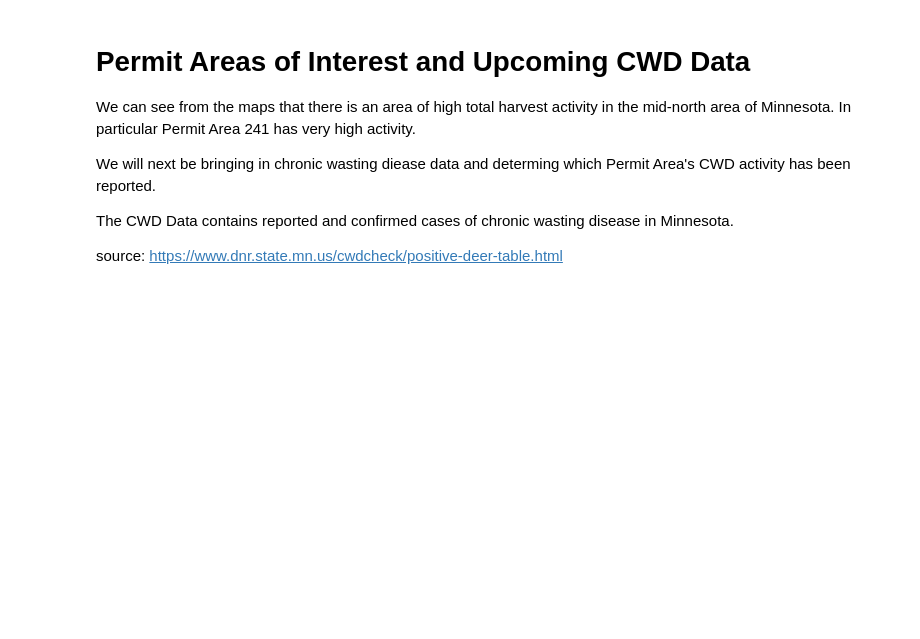
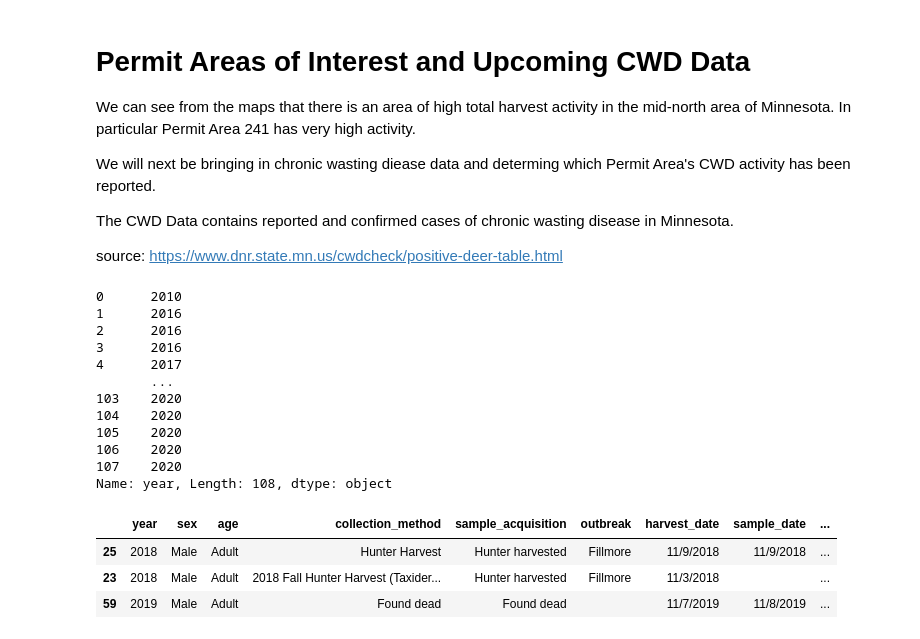
Before and after one commit to once-aday/mn-deer-harvest, a Jupyter notebook: notebooks/Deer Harvest - Total Harvest Review and Associations with CWD.ipynb, the cells around one changed output. Saved outputs shown, nothing was run; the diff lists cells and outputs as text; code cells hidden in the pictures; blank space fills up the shorter version.

```diff
--- a/notebooks/Deer Harvest - Total Harvest Review and Associations with CWD.ipynb
+++ b/notebooks/Deer Harvest - Total Harvest Review and Associations with CWD.ipynb
@@ -158,5 +170,22 @@ source: https://www.dnr.state.mn.us/cwdcheck/positive-deer-table.html
 # %%
 # Read in chronic wasting diesease data
 mn_cwd = gpd.read_file('data/cwd_positive_deer_data.csv')
-mn_cwd['permit_area'] = pd.to_numeric(mn_cwd['permit_area'])
-mn_cwd.head()
+print(mn_cwd['year'])
+mn_cwd.sample(3)
+# %% [output]
+0      2010
+1      2016
+2      2016
+3      2016
+4      2017
+       ...
+103    2020
+104    2020
+105    2020
+106    2020
+107    2020
+Name: year, Length: 108, dtype: object
+|  | year | sex | age | collection_method | sample_acquisition | outbreak | harvest_date | sample_date | ... |
+| 25 | 2018 | Male | Adult | Hunter Harvest | Hunter harvested | Fillmore | 11/9/2018 | 11/9/2018 | ... |
+| 23 | 2018 | Male | Adult | 2018 Fall Hunter Harvest (Taxider... | Hunter harvested | Fillmore | 11/3/2018 |  | ... |
+| 59 | 2019 | Male | Adult | Found dead | Found dead |  | 11/7/2019 | 11/8/2019 | ... |
```
Also changed, not shown: parts of 15 cells of this notebook, 4 other files.
